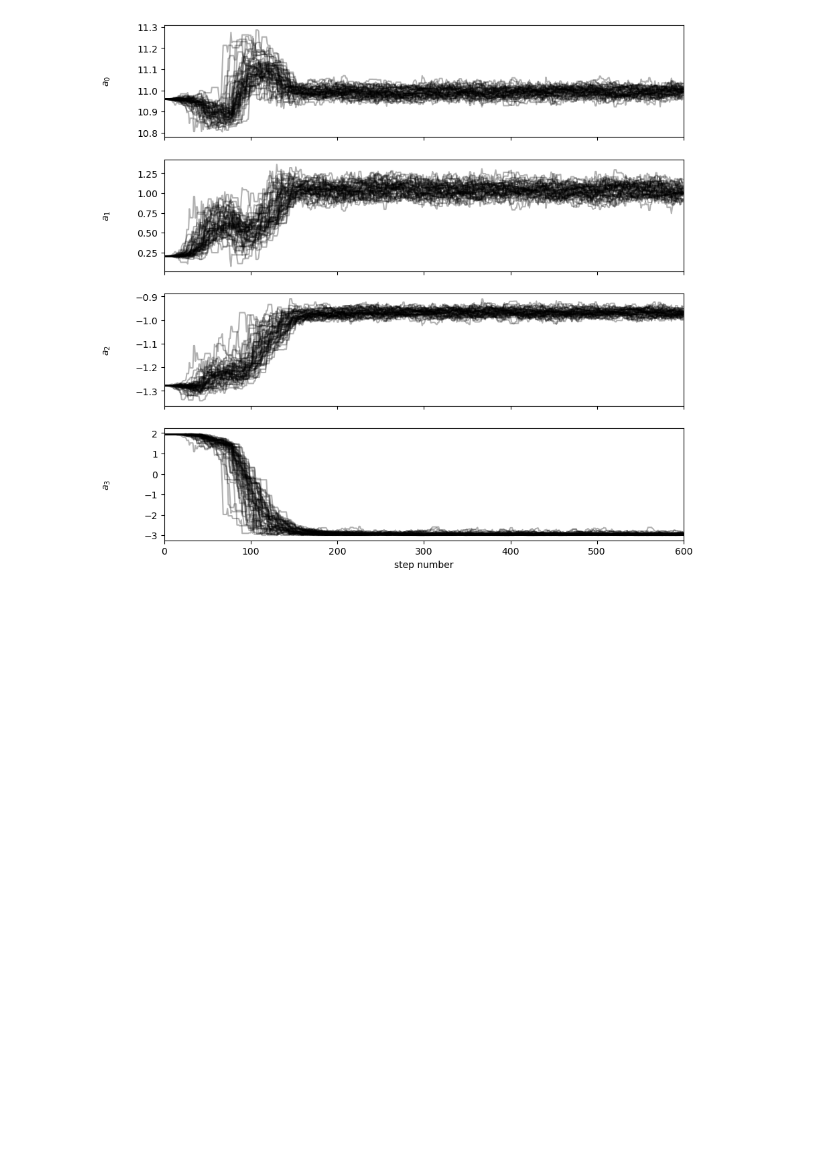
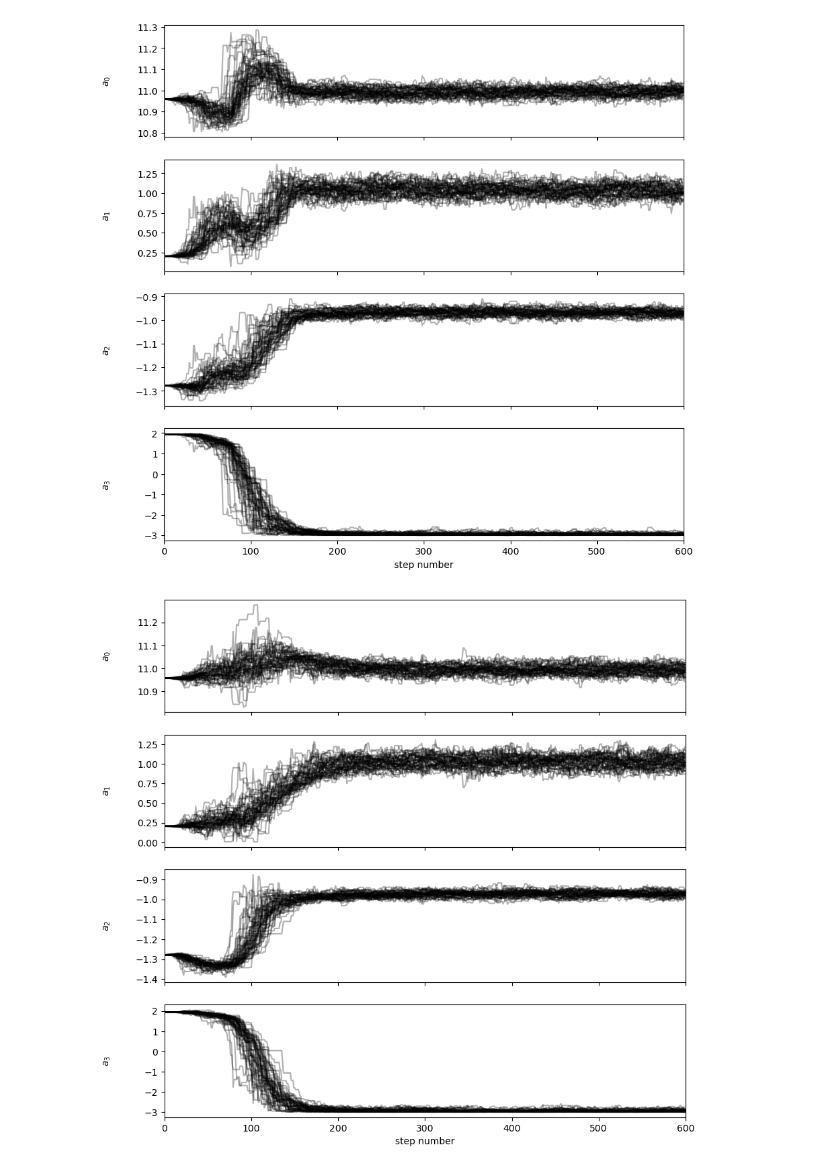
Before and after one commit to fedehope/zSMF, a Jupyter notebook: nb/emcee_check.ipynb, the cells around one changed output. Saved outputs shown, nothing was run; the diff lists cells and outputs as text; code cells hidden in the pictures; blank space fills up the shorter version.

```diff
--- a/nb/emcee_check.ipynb
+++ b/nb/emcee_check.ipynb
@@ -21,6 +25,8 @@ emcee_run_a3 = EmceeRun(emcee_file_a3)
 # %%
 plotter = Plotter(bgs, emcee_run)
 plotter_a3 = Plotter(bgs, emcee_run_a3)
+plotter00_04 = Plotter(bgs, emcee_run_00_04)
+plotter_a3deeper = Plotter(bgs, emcee_run_a3deeper)
 # %%
 plotter.plot_emcee_samples()
 # %% [output]
@@ -29,3 +35,7 @@ plotter.plot_emcee_samples()
 plotter_a3.plot_emcee_samples()
 # %% [output]
 [figure]
+# %%
+plotter00_04.plot_emcee_samples()
+# %% [output]
+[figure, added]
```
Also changed, not shown: parts of 8 cells of this notebook.
